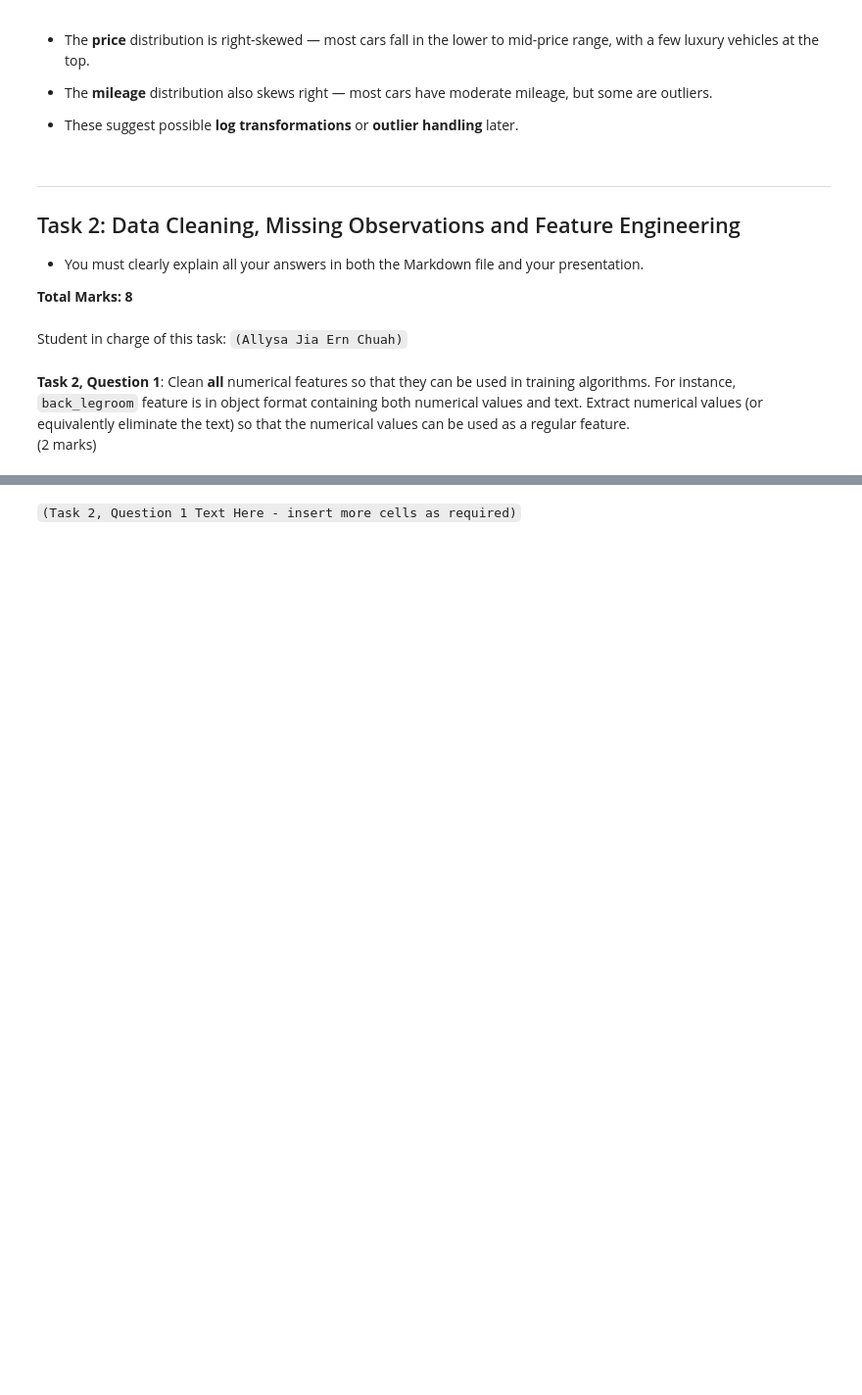
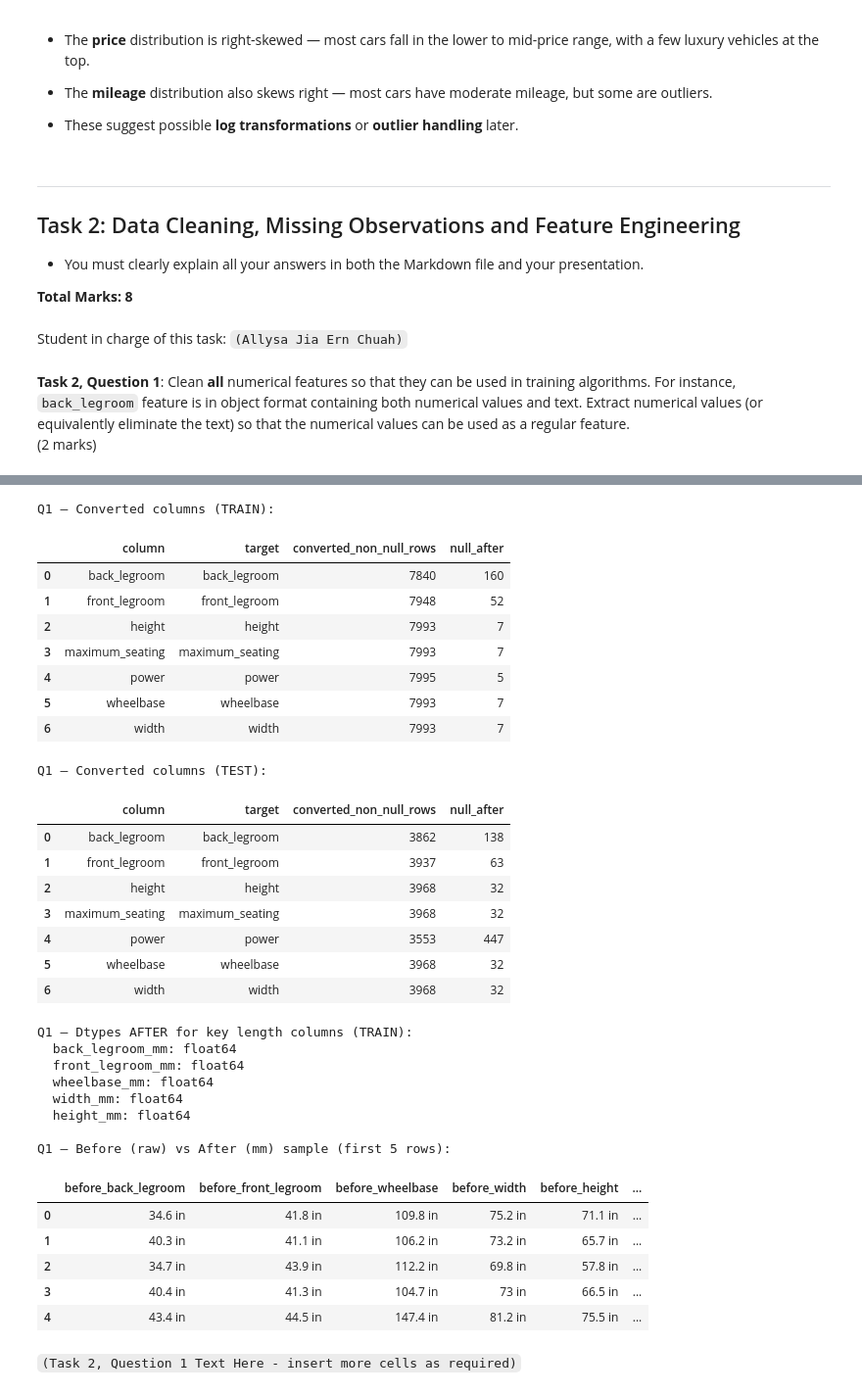
Before and after one commit to YiChingTee/BUSA3020-A_H_C, a Jupyter notebook: Group-Project-S2-2025.ipynb, the cells around one changed output, grey strips where cells are left out. Shown: that part at 98% size. Saved outputs shown, nothing was run; the diff lists cells and outputs as text; code cells hidden in the pictures; blank space fills up the shorter version.

```diff
--- a/Group-Project-S2-2025.ipynb
+++ b/Group-Project-S2-2025.ipynb
@@ -428,2 +531,72 @@ Q1 finished; mm units applied and reports saved.
+# %%
+import pandas as pd
+
+# Load saved outputs for Q1
+train_raw = pd.read_csv("train.csv")
+test_raw  = pd.read_csv("test.csv")
+
+train_q1  = pd.read_csv("train_q1mm_clean.csv")
+test_q1   = pd.read_csv("test_q1mm_clean.csv")
+
+report_train_q1 = pd.read_csv("train_q1mm_report.csv")
+report_test_q1  = pd.read_csv("test_q1mm_report.csv")
+
+# 1) What changed
+print("Q1 — Converted columns (TRAIN):")
+display(report_train_q1.head(20))
+print("Q1 — Converted columns (TEST):")
+display(report_test_q1.head(20))
+
+# 2) Dtypes AFTER for key length columns (should be float64)
+key_len_cols = [c for c in ['back_legroom_mm','front_legroom_mm','wheelbase_mm','length_mm','width_mm','height_mm']
+                if c in train_q1.columns]
+print("\nQ1 — Dtypes AFTER for key length columns (TRAIN):")
+for c in key_len_cols:
+    print(f"  {c}: {train_q1[c].dtype}")
+
+# 3) Before vs After sample (first 5 rows)
+orig_cols = [c for c in ['back_legroom','front_legroom','wheelbase','length','width','height'] if c in train_raw.columns]
+if orig_cols and key_len_cols:
+    print("\nQ1 — Before (raw) vs After (mm) sample (first 5 rows):")
+    display(pd.concat(
+        [train_raw[orig_cols].head(5).add_prefix('before_'),
+         train_q1[key_len_cols].head(5).add_prefix('after_')],
+        axis=1
+    ))
+else:
+    print("\nQ1 — Note: could not find original and cleaned length columns to align for a sample table.")
+# %% [output]
+Q1 — Converted columns (TRAIN):
+|  | column | target | converted_non_null_rows | null_after |
+| 0 | back_legroom | back_legroom | 7840 | 160 |
+| 1 | front_legroom | front_legroom | 7948 | 52 |
+| 2 | height | height | 7993 | 7 |
+| 3 | maximum_seating | maximum_seating | 7993 | 7 |
+| 4 | power | power | 7995 | 5 |
+| 5 | wheelbase | wheelbase | 7993 | 7 |
+| 6 | width | width | 7993 | 7 |
+Q1 — Converted columns (TEST):
+|  | column | target | converted_non_null_rows | null_after |
+| 0 | back_legroom | back_legroom | 3862 | 138 |
+| 1 | front_legroom | front_legroom | 3937 | 63 |
+| 2 | height | height | 3968 | 32 |
+| 3 | maximum_seating | maximum_seating | 3968 | 32 |
+| 4 | power | power | 3553 | 447 |
+| 5 | wheelbase | wheelbase | 3968 | 32 |
+| 6 | width | width | 3968 | 32 |
+Q1 — Dtypes AFTER for key length columns (TRAIN):
+  back_legroom_mm: float64
+  front_legroom_mm: float64
+  wheelbase_mm: float64
+  width_mm: float64
+  height_mm: float64
+
+Q1 — Before (raw) vs After (mm) sample (first 5 rows):
+|  | before_back_legroom | before_front_legroom | before_wheelbase | before_width | before_height | ... |
+| 0 | 34.6 in | 41.8 in | 109.8 in | 75.2 in | 71.1 in | ... |
+| 1 | 40.3 in | 41.1 in | 106.2 in | 73.2 in | 65.7 in | ... |
+| 2 | 34.7 in | 43.9 in | 112.2 in | 69.8 in | 57.8 in | ... |
+| 3 | 40.4 in | 41.3 in | 104.7 in | 73 in | 66.5 in | ... |
+| 4 | 43.4 in | 44.5 in | 147.4 in | 81.2 in | 75.5 in | ... |
 # %% [markdown]
 `(Task 2, Question 1 Text Here - insert more cells as required)`
```
Also changed, not shown: parts of 7 cells of this notebook, 12 other files.
